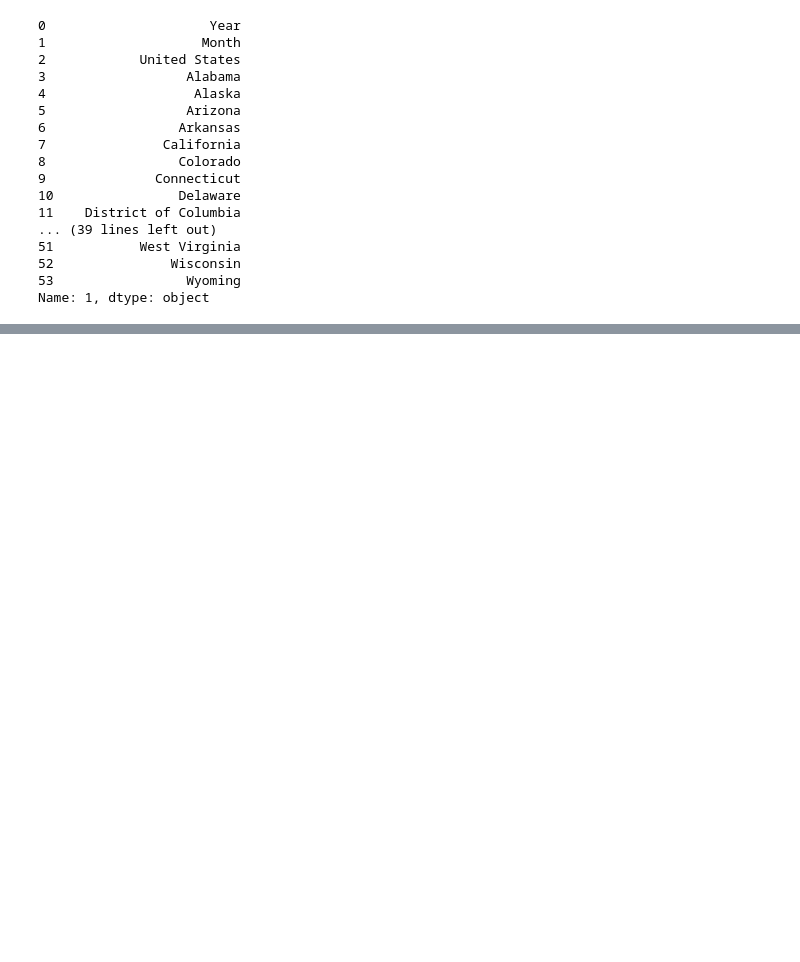
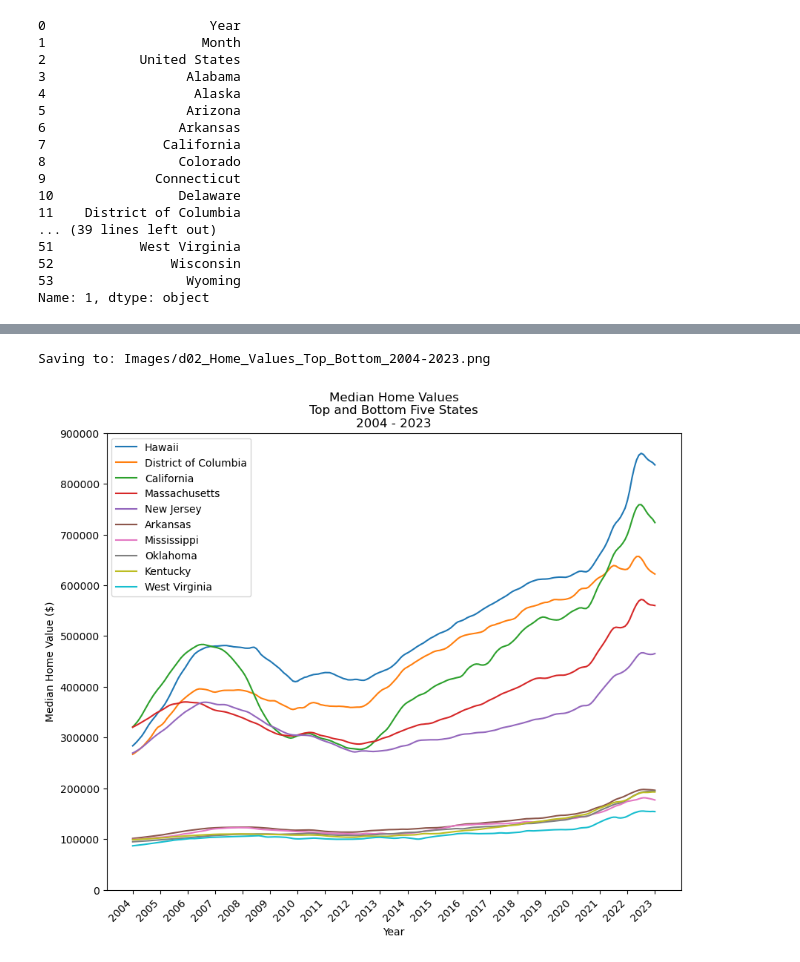
Before and after one commit to d-burke-data/Project_01, a Jupyter notebook: Work_David/Home_Value_vs_Median_Income.ipynb, the cells around one changed output, grey strips where cells are left out. Cells and saved outputs as stored; diff of their text form; code cells hidden in the pictures; blank space fills up the shorter version.

```diff
--- a/Work_David/Home_Value_vs_Median_Income.ipynb
+++ b/Work_David/Home_Value_vs_Median_Income.ipynb
@@ -395,12 +114,0 @@ ratios_2004
-# %%
-plt.figure(figsize=(14,6))
-#plt.bar(ratios.index, ratios["Ratio"], color='green')
-plt.bar(ratio_top_5_2004.index, ratio_top_5_2004['Ratio'], color='green')
-plt.bar(ratio_bottom_5_2004.index, ratio_bottom_5_2004['Ratio'], color='red')
-plt.ylim((0,0.45))
-plt.title(f"Housing Affordability\nTop and Bottom Five States\n{median_income_df.iloc[0:1,0].iloc[0]}", size=14)
-plt.xlabel("State")
-plt.ylabel("Ratio of Median Income to Median Home Value")
-plt.tight_layout()
-figure_count = save_figure(figure_count, "Images","Housing_Affordability_Top_Bottom_2004.png")
-plt.show();
@@ -463,0 +231,19 @@ Saving to: Images/d11_Housing_Affordability_Top_Bottom_2023.png
+# %%
+graph_list_hv = median_home_value_means_top_5_list.append(median_home_value_means_bottom_5_list)
+
+plt.figure(figsize=(10,8))
+plt.plot(home_value_df.loc[:,graph_list_hv])
+fig_xticks = range(0, len(home_value_df), 12)
+fig_labels = home_value_df['Year'][::12]
+plt.xticks(fig_xticks, labels=fig_labels, rotation=45, horizontalalignment='right')
+plt.legend(graph_list_hv)
+plt.title(f"Median Home Values\nTop and Bottom Five States\n{fig_labels.iloc[0]} - {fig_labels.iloc[-1]}")
+plt.xlabel("Year")
+plt.ylabel("Median Home Value ($)")
+plt.ylim(0, 900000)
+
+figure_count = save_figure(figure_count, "Images","Home_Values_Top_Bottom_2004-2023.png")
+plt.show();
+# %% [output]
+Saving to: Images/d02_Home_Values_Top_Bottom_2004-2023.png
+[figure, added]
```
Also changed, not shown: parts of 57 cells of this notebook, 37 other files.
